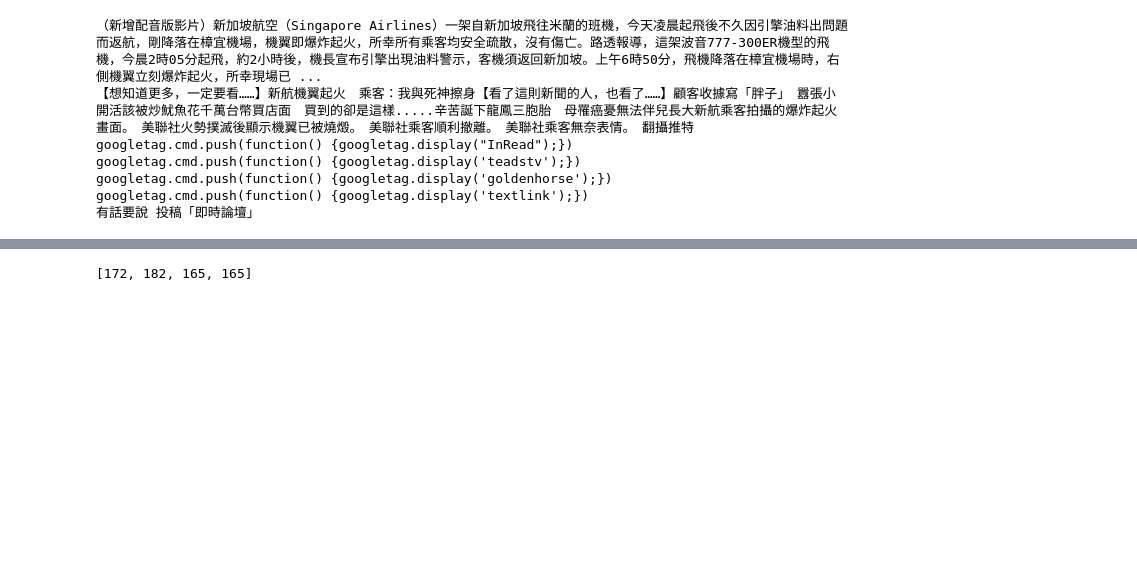
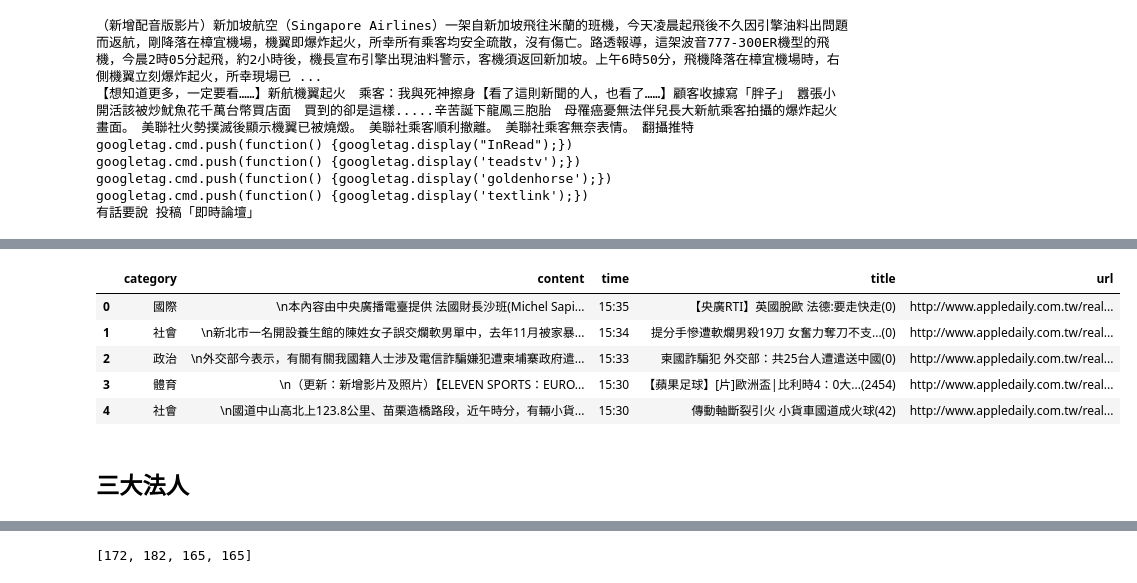
Before and after one commit to bcc2xp/scucrawler, a Jupyter notebook: 20160627Demo.ipynb, the cells around one changed output, grey strips where cells are left out. Saved outputs shown, nothing was run; the diff lists cells and outputs as text; code cells hidden in the pictures; blank space fills up the shorter version.

```diff
--- a/20160627Demo.ipynb
+++ b/20160627Demo.ipynb
@@ -318,0 +326,14 @@ for page in range(1,51):
+# %%
+import pandas
+df2 = pandas.read_excel('appledaily.xlsx')
+df2.head()
+#pandas
+# %% [output]
+|  | category | content | time | title | url |
+| 0 | 國際 | \n本內容由中央廣播電臺提供 法國財長沙班(Michel Sapi... | 15:35 | 【央廣RTI】英國脫歐 法德:要走快走(0) | http://www.appledaily.com.tw/real... |
+| 1 | 社會 | \n新北市一名開設養生館的陳姓女子誤交爛軟男單中，去年11月被家暴... | 15:34 | 提分手慘遭軟爛男殺19刀 女奮力奪刀不支...(0) | http://www.appledaily.com.tw/real... |
+| 2 | 政治 | \n外交部今表示，有關有關我國籍人士涉及電信詐騙嫌犯遭柬埔寨政府遣... | 15:33 | 柬國詐騙犯 外交部：共25台人遭遣送中國(0) | http://www.appledaily.com.tw/real... |
+| 3 | 體育 | \n（更新：新增影片及照片）【ELEVEN SPORTS：EURO... | 15:30 | 【蘋果足球】[片]歐洲盃|比利時4：0大...(2454) | http://www.appledaily.com.tw/real... |
+| 4 | 社會 | \n國道中山高北上123.8公里、苗栗造橋路段，近午時分，有輛小貨... | 15:30 | 傳動軸斷裂引火 小貨車國道成火球(42) | http://www.appledaily.com.tw/real... |
+# %% [markdown]
+## 三大法人
```
Also changed, not shown: parts of 6 cells of this notebook.
